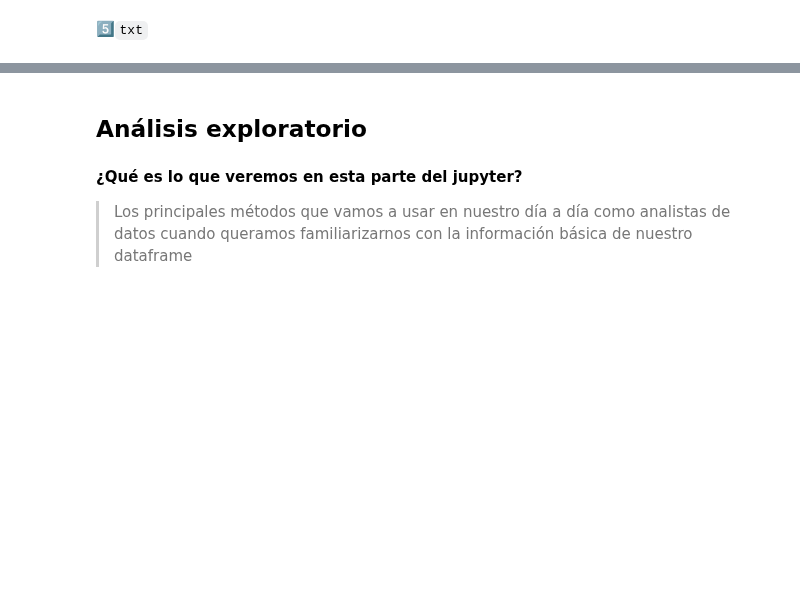
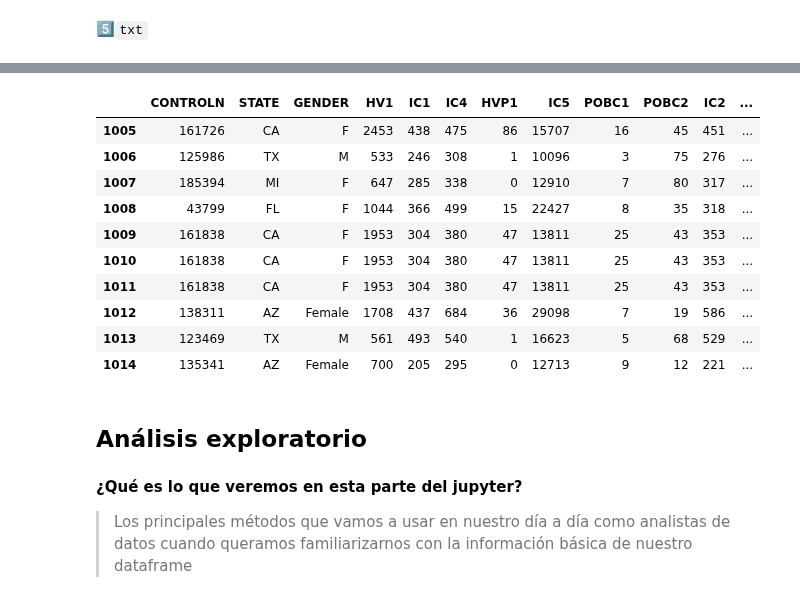
Before and after one commit to Ironhack-Data-Madrid-PartTime-May22/apuntes_clases, a Jupyter notebook: semana-04/4.1-Intro_Pandas.ipynb, the cells around one changed output, grey strips where cells are left out. Cells and saved outputs as stored; diff of their text form; code cells hidden in the pictures; blank space fills up the shorter version.

```diff
--- a/semana-04/4.1-Intro_Pandas.ipynb
+++ b/semana-04/4.1-Intro_Pandas.ipynb
@@ -177,0 +466,4 @@ Podemos cargar datos desde distintos tipos de ficheros, los que más usaremos so
+# %%
+df_txt = pd.read_csv('datos/file2.txt', sep='\t')
+
+df_txt.head()
@@ -178,3 +477,17 @@ Podemos cargar datos desde distintos tipos de ficheros, los que más usaremos so
+# %%
+df_txt.tail(10)
+# %% [output]
+|  | CONTROLN | STATE | GENDER | HV1 | IC1 | IC4 | HVP1 | IC5 | POBC1 | POBC2 | IC2 | ... |
+| 1005 | 161726 | CA | F | 2453 | 438 | 475 | 86 | 15707 | 16 | 45 | 451 | ... |
+| 1006 | 125986 | TX | M | 533 | 246 | 308 | 1 | 10096 | 3 | 75 | 276 | ... |
+| 1007 | 185394 | MI | F | 647 | 285 | 338 | 0 | 12910 | 7 | 80 | 317 | ... |
+| 1008 | 43799 | FL | F | 1044 | 366 | 499 | 15 | 22427 | 8 | 35 | 318 | ... |
+| 1009 | 161838 | CA | F | 1953 | 304 | 380 | 47 | 13811 | 25 | 43 | 353 | ... |
+| 1010 | 161838 | CA | F | 1953 | 304 | 380 | 47 | 13811 | 25 | 43 | 353 | ... |
+| 1011 | 161838 | CA | F | 1953 | 304 | 380 | 47 | 13811 | 25 | 43 | 353 | ... |
+| 1012 | 138311 | AZ | Female | 1708 | 437 | 684 | 36 | 29098 | 7 | 19 | 586 | ... |
+| 1013 | 123469 | TX | M | 561 | 493 | 540 | 1 | 16623 | 5 | 68 | 529 | ... |
+| 1014 | 135341 | AZ | Female | 700 | 205 | 295 | 0 | 12713 | 9 | 12 | 221 | ... |
 # %% [markdown]
 ## Análisis exploratorio
 # %% [markdown]
```
Also changed, not shown: parts of 77 cells of this notebook.
